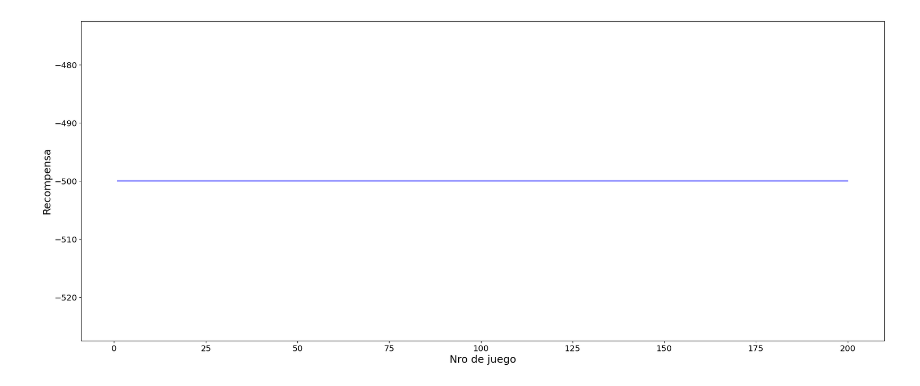
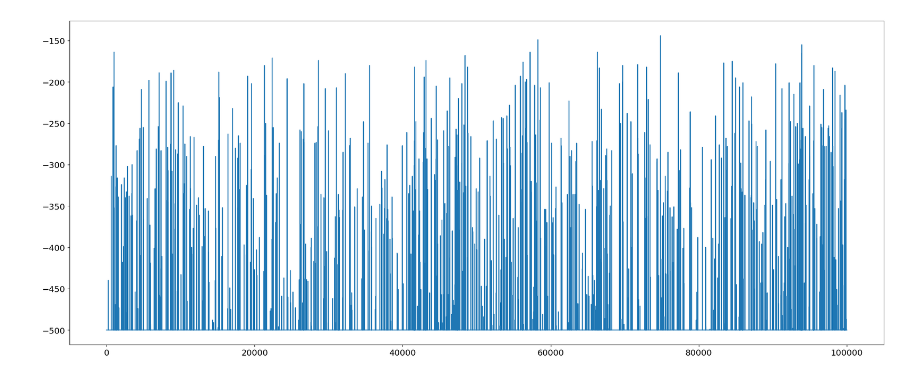
Before and after one commit to nicoandreoli2000/obligatorio-ia, a Jupyter notebook: MountainCar/mountaincar.ipynb, the cells around one changed output. Cells and saved outputs as stored; diff of their text form; code cells hidden in the pictures.

```diff
--- a/MountainCar/mountaincar.ipynb
+++ b/MountainCar/mountaincar.ipynb
@@ -12,10 +11,10 @@ Q = np.zeros((11,3,3))
 # %%
-def epsilon_greedy_policy(state, Q, epsilon=0.1):
+def epsilon_greedy_policy(state, Q, epsilon):
     explore = np.random.binomial(1, epsilon)
     if explore:
         action = env.action_space.sample()
     else:
-        action_values = Q[state[0], state[1]]
+        action_values = Q[state]
         action = np.argmax(action_values)
     return action
 
@@ -25,18 +24,18 @@ def get_state(obs):
     vel_bin = np.digitize(vel, vel_space)
     return pos_bin, vel_bin
 
-def run_mountain_car(explore_per = 0.5, learn=True, alpha=0.9, gamma=0.99, Q: np.ndarray = None):
+def run_mountain_car(Q, epsilon=0.8, alpha=0.5, gamma=0.9, learn=True):
     obs = env.reset()
     done = False
     totalReward = 0
     while not done:
         state = get_state(obs)
-        Q_state = Q[state[0], state[1]]
-        action = epsilon_greedy_policy(state, Q, explore_per)
+        action = epsilon_greedy_policy(state, Q, epsilon)
         obs, reward, done, _ = env.step(action)
-        new_state = get_state(obs)
-        new_Q_state = Q[new_state[0], new_state[1]]
         totalReward += reward
         if learn:
+            Q_state = Q[state[0], state[1]]
+            new_state = get_state(obs)
+            new_Q_state = Q[new_state[0], new_state[1]]
             Q[state[0], state[1], action] = Q_state[action] + alpha * (reward + gamma * np.max(new_Q_state) - Q_state[action])
     return totalReward
@@ -77,8 +41,0 @@ print(learning_rewards)
-# %%
-plot.plot(list(range(1, len(learning_rewards) + 1)), learning_rewards, color='blue')
-plot.xlabel('Nro de juego', fontsize=18)
-plot.ylabel('Recompensa al final del juego', fontsize=18)
-plot.rcParams['xtick.labelsize'] = 'x-large'
-plot.rcParams['ytick.labelsize'] = 'x-large'
-plot.ylim(0, 500)
-plot.show()
@@ -87,9 +41,0 @@ plot.show()
-# %%
-plot.plot(list(range(1, len(testing_rewards) + 1)), testing_rewards, color='blue')
-plot.xlabel('Nro de juego', fontsize=18)
-plot.ylabel('Recompensa', fontsize=18)
-plot.rcParams['xtick.labelsize'] = 'x-large'
-plot.rcParams['ytick.labelsize'] = 'x-large'
-plot.show()
-# %% [output]
-[figure, removed]
@@ -108,0 +42,14 @@ plot.show()
+# %%
+total_Q = []
+learning_rewards = []
+
+for i in range(100000):
+    totalReward = run_mountain_car(Q)
+    learning_rewards.append(totalReward)
+    total_Q.append(np.mean(Q))
+# %%
+# Plot learing rewards
+plot.plot(list(range(1, len(learning_rewards) + 1)), learning_rewards)
+plot.show()
+# %% [output]
+[figure, added]
```
Also changed, not shown: parts of 5 cells of this notebook, 1 other file.
